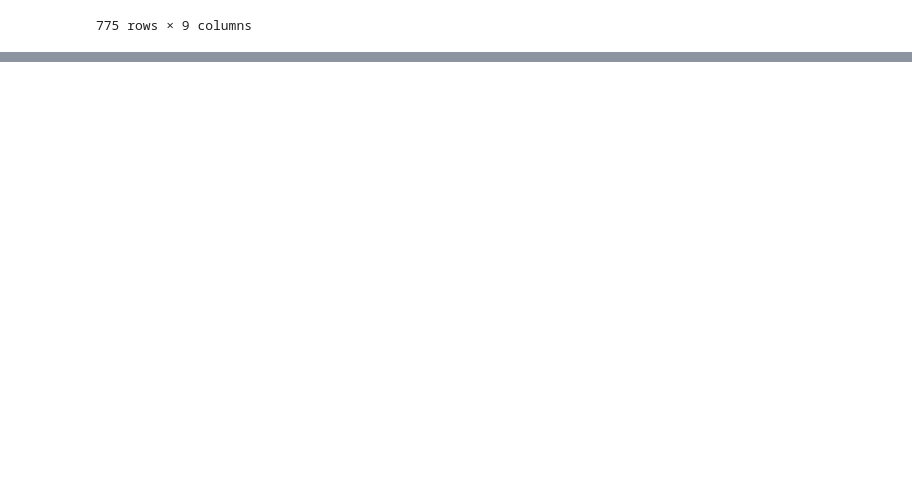
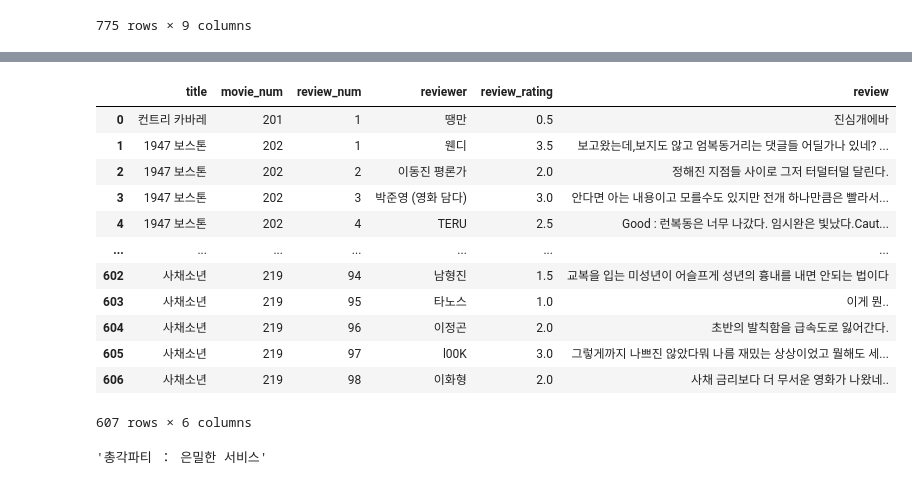
Before and after one commit to dothouse/practice, a Jupyter notebook: project2/crawling_watchapedia.ipynb, the cells around one changed output, grey strips where cells are left out. Cells and saved outputs as stored; diff of their text form; code cells hidden in the pictures; blank space fills up the shorter version.

```diff
--- a/project2/crawling_watchapedia.ipynb
+++ b/project2/crawling_watchapedia.ipynb
@@ -35,7 +35,7 @@ import re
 # 마우스 커서 이동을 위한 패키지
 import pyautogui
 # %%
-movie = pd.read_excel('data/영화정보 리스트_2024-03-19.xls', header=4)
+movie = pd.read_excel('영화정보 리스트_2024-03-19.xls', header=4)
 movie.head(5)
 # %% [output]
 |  | 영화명 | 영화명(영문) | 제작연도 | 제작국가 | 유형 | 장르 | 제작상태 | 감독 | 제작사 |
@@ -376,0 +345,20 @@ df_review.to_csv('movie_review.csv', index = False)
+# %%
+df_review
+# %% [output]
+|  | title | movie_num | review_num | reviewer | review_rating | review |
+| 0 | 컨트리 카바레 | 201 | 1 | 땡만 | 0.5 | 진심개에바 |
+| 1 | 1947 보스톤 | 202 | 1 | 웬디 | 3.5 | 보고왔는데,보지도 않고 엄복동거리는 댓글들 어딜가나 있네? ... |
+| 2 | 1947 보스톤 | 202 | 2 | 이동진 평론가 | 2.0 | 정해진 지점들 사이로 그저 터덜터덜 달린다. |
+| 3 | 1947 보스톤 | 202 | 3 | 박준영 (영화 담다) | 3.0 | 안다면 아는 내용이고 모를수도 있지만 전개 하나만큼은 빨라서... |
+| 4 | 1947 보스톤 | 202 | 4 | TERU | 2.5 | Good : 런복동은 너무 나갔다. 임시완은 빛났다.Caut... |
+| ... | ... | ... | ... | ... | ... | ... |
+| 602 | 사채소년 | 219 | 94 | 남형진 | 1.5 | 교복을 입는 미성년이 어슬프게 성년의 흉내를 내면 안되는 법이다 |
+| 603 | 사채소년 | 219 | 95 | 타노스 | 1.0 | 이게 뭔.. |
+| 604 | 사채소년 | 219 | 96 | 이정곤 | 2.0 | 초반의 발칙함을 급속도로 잃어간다. |
+| 605 | 사채소년 | 219 | 97 | l00K | 3.0 | 그렇게까지 나쁘진 않았다뭐 나름 재밌는 상상이었고 뭘해도 세... |
+| 606 | 사채소년 | 219 | 98 | 이화형 | 2.0 | 사채 금리보다 더 무서운 영화가 나왔네.. |
+607 rows × 6 columns
+# %%
+movie['영화명'][215]
+# %% [output]
+'총각파티 ： 은밀한 서비스'
```
Also changed, not shown: parts of 6 cells of this notebook.
